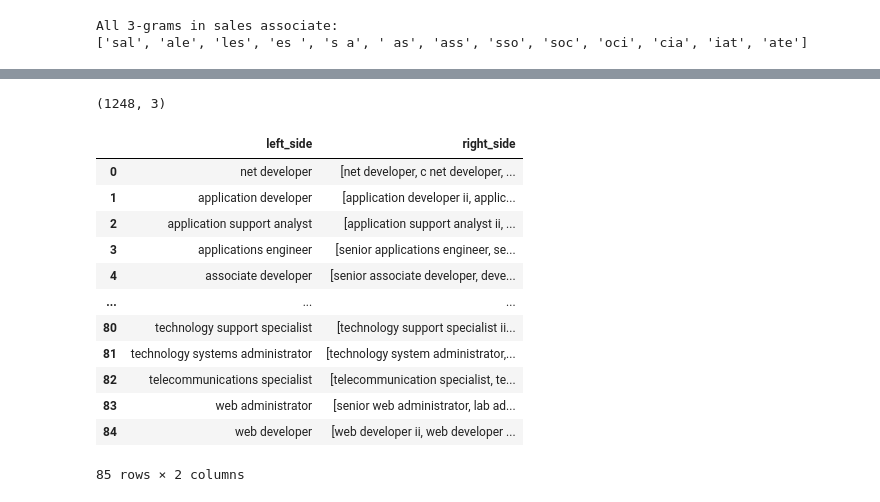
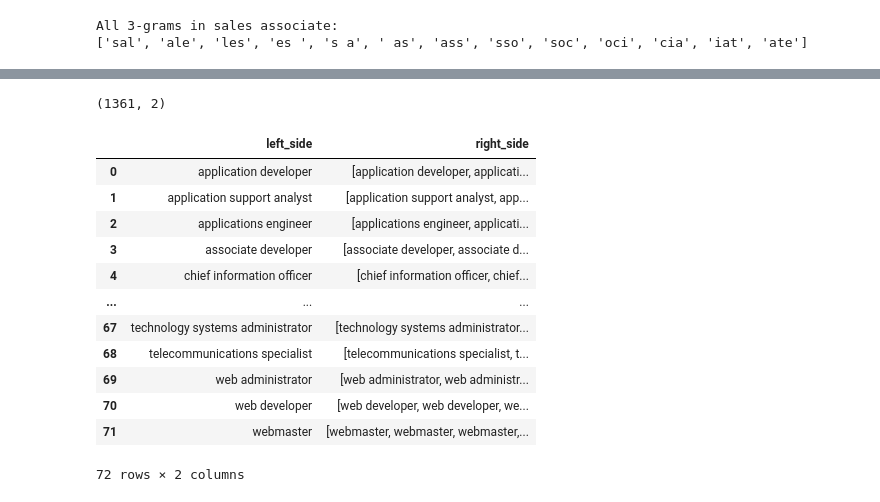
Before and after one commit to toadies/smu-ds-opinion-mining-co-reviews, a Jupyter notebook: notebooks/Section 2 - 2 - Job Titles - N-Gram and TFIDF.ipynb, the cells around one changed output, grey strips where cells are left out. Saved outputs shown, nothing was run; the diff lists cells and outputs as text; code cells hidden in the pictures.

```diff
--- a/notebooks/Section 2 - 2 - Job Titles - N-Gram and TFIDF.ipynb
+++ b/notebooks/Section 2 - 2 - Job Titles - N-Gram and TFIDF.ipynb
@@ -62,8 +55,7 @@ All 3-grams in sales associate:
 from sklearn.feature_extraction.text import TfidfVectorizer
 
 vectorizer = TfidfVectorizer(min_df=1, analyzer=ngrams)
-tf_idf_matrix = vectorizer.fit_transform(clean_job_titles)
-pred = vectorizer.fit(common_tech_titles)
+tf_idf_matrix = vectorizer.fit_transform(clean_job_titles_filtered)
 
 print(len(vectorizer.get_feature_names()))
 # %% [output]
@@ -112,6 +118,0 @@ SELFTIMED: 18.85239601135254
-# %%
-non_zeros = matches.nonzero()
-
-sparserows = non_zeros[0]
-sparsecols = non_zeros[1]
-print(non_zeros[0].size)
@@ -119,0 +119,10 @@ print(non_zeros[0].size)
+# %%
+from sparse_dot_topn import awesome_cossim_topn
+import time
+
+t1 = time.time()
+
+matches = awesome_cossim_topn(tf_idf_matrix, tf_idf_matrix.transpose(), 10, 0.7, use_threads=True, n_jobs=11)
+
+t = time.time()-t1
+print("SELFTIMED:", t)
@@ -142,8 +153,8 @@ def get_matches_df(sparse_matrix, name_vector, top=100):
                           'right_side': right_side,
                            'similairity': similairity})
 # %%
-matches_df = get_matches_df(matches, clean_job_titles, top=False)
-matches_df = matches_df[matches_df['similairity'] < 0.99999] # Remove all exact matches
+matches_df = get_matches_df(matches, clean_job_titles_filtered, top=False)
+# matches_df = matches_df[matches_df['similairity'] < 0.99999] # Remove all exact matches
 matches_df.sample(20)
 # %% [output]
 |  | left_side | right_side | similairity |
@@ -180,25 +191,27 @@ matches_df.sort_values(['similairity'], ascending=False).head(10)
 # %%
-filtered_jobs = matches_df.loc[matches_df.left_side.isin(common_tech_titles),:]
+filtered_jobs = matches_df.loc[matches_df.left_side.isin(common_tech_titles),["left_side","right_side"]]
 print(filtered_jobs.shape)
 
 pd.set_option("display.max_colwidth",500)
 display(filtered_jobs.groupby("left_side")["right_side"].apply(list).reset_index())
 pd.reset_option("display.max_colwidth")
+
+jobs = filtered_jobs.groupby("left_side")["right_side"].apply(list).reset_index().right_side.tolist()
 # %% [output]
-(1248, 3)
+(1361, 2)
 |  | left_side | right_side |
-| 0 | net developer | [net developer, c net developer, ... |
-| 1 | application developer | [application developer ii, applic... |
-| 2 | application support analyst | [application support analyst ii, ... |
-| 3 | applications engineer | [senior applications engineer, se... |
-| 4 | associate developer | [senior associate developer, deve... |
+| 0 | application developer | [application developer, applicati... |
+| 1 | application support analyst | [application support analyst, app... |
+| 2 | applications engineer | [applications engineer, applicati... |
+| 3 | associate developer | [associate developer, associate d... |
+| 4 | chief information officer | [chief information officer, chief... |
 | ... | ... | ... |
-| 80 | technology support specialist | [technology support specialist ii... |
-| 81 | technology systems administrator | [technology system administrator,... |
-| 82 | telecommunications specialist | [telecommunication specialist, te... |
-| 83 | web administrator | [senior web administrator, lab ad... |
-| 84 | web developer | [web developer ii, web developer ... |
+| 67 | technology systems administrator | [technology systems administrator... |
+| 68 | telecommunications specialist | [telecommunications specialist, t... |
+| 69 | web administrator | [web administrator, web administr... |
+| 70 | web developer | [web developer, web developer, we... |
+| 71 | webmaster | [webmaster, webmaster, webmaster,... |
-85 rows × 2 columns
+72 rows × 2 columns
 # %%
 sum(reviews.clean_job_title.isin(filtered_jobs.right_side.tolist()))
 # %% [output]
```
Also changed, not shown: parts of 29 cells of this notebook, 3 other files.
